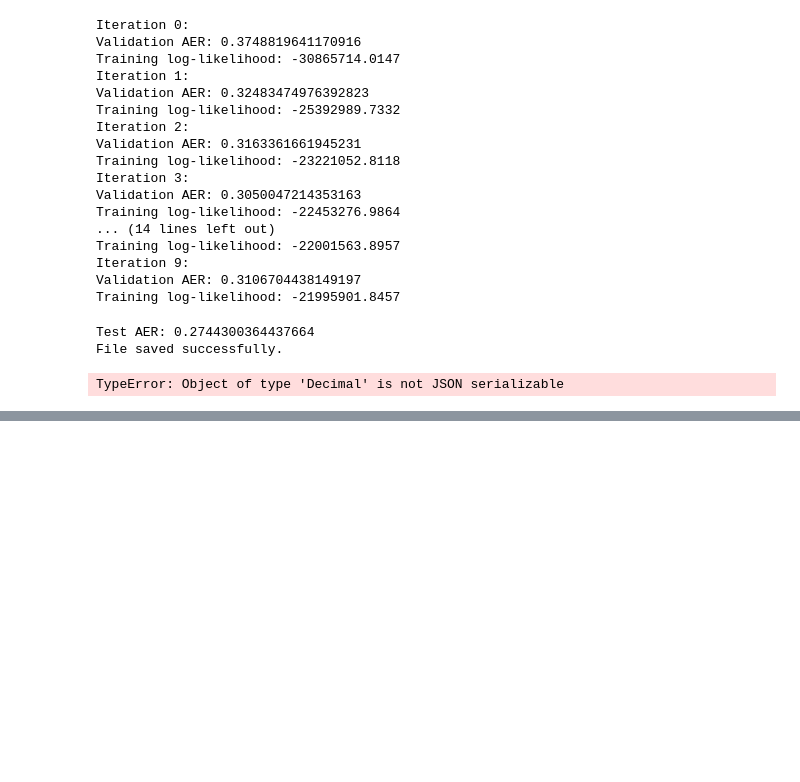
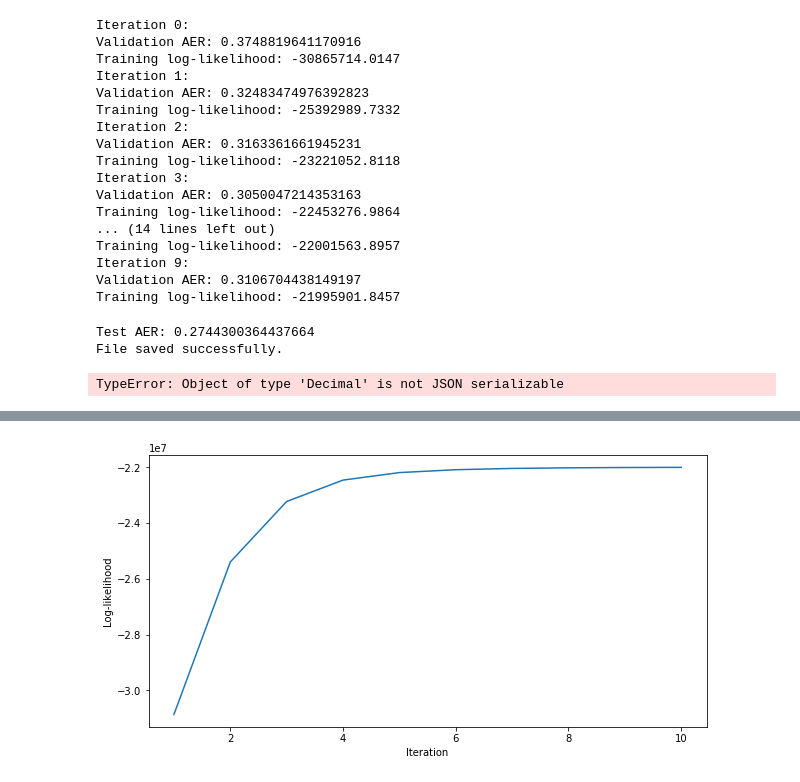
Before and after one commit to jamie0725/Natural-Language-Processing-2, a Jupyter notebook: week1/ibm_models.ipynb, the cells around one changed output, grey strips where cells are left out. Drawn from its saved outputs; the diff is of its cells as text; code cells hidden in the pictures; blank space fills up the shorter version.

```diff
--- a/week1/ibm_models.ipynb
+++ b/week1/ibm_models.ipynb
@@ -420,0 +431,9 @@ json.dump(theta_10_2, open('theta_10_2_uniform', 'w'))
+# %%
+loss_ibm2 = plt.figure(figsize = (10, 5))
+plt.plot(iteration_2, t_log_2)
+plt.xlabel('Iteration')
+plt.ylabel('Log-likelihood')
+plt.show()
+loss_ibm2.savefig('./result/loglikelihood-IBM2.eps')
+# %% [output]
+[figure, added]
```
Also changed, not shown: parts of 2 cells of this notebook, 2 other files.
